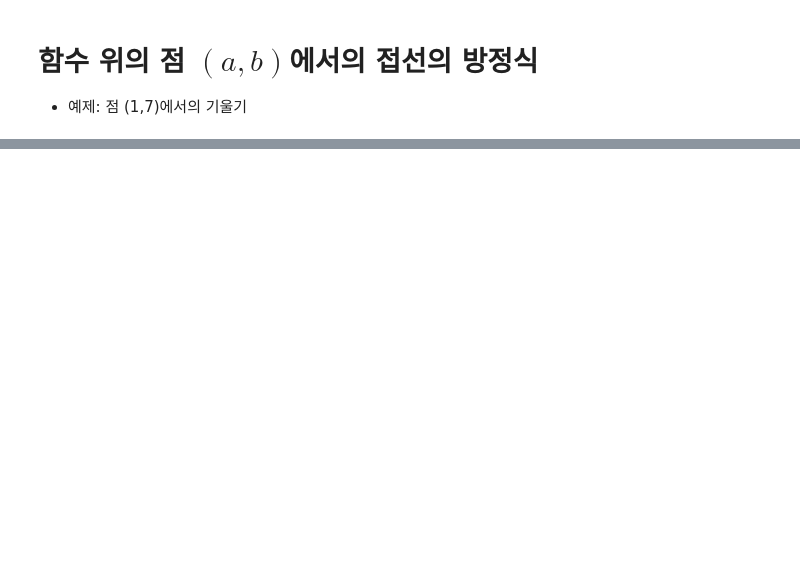
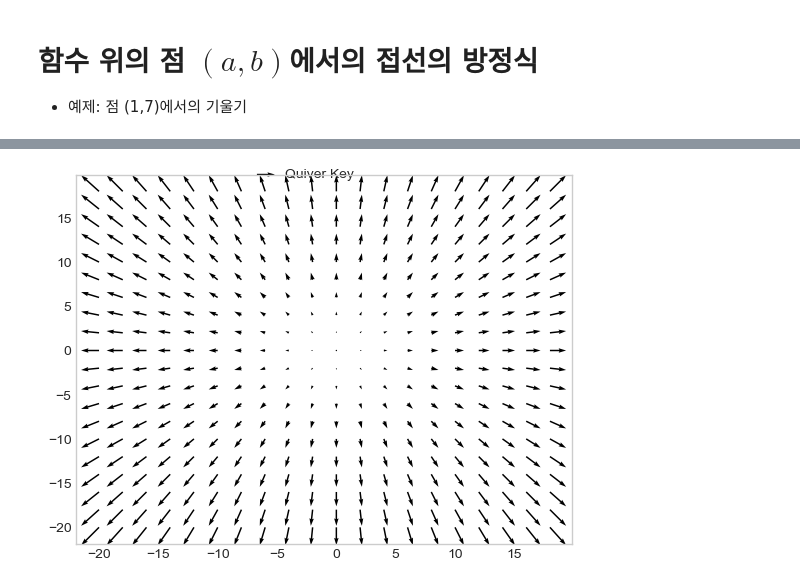
Before and after one commit to JDH00/Python_Jupyter, a Jupyter notebook: Machine Learning/0102Machinelearning.ipynb, the cells around one changed output, grey strips where cells are left out. Saved outputs shown, nothing was run; the diff lists cells and outputs as text; code cells hidden in the pictures; blank space fills up the shorter version.

```diff
--- a/Machine Learning/0102Machinelearning.ipynb
+++ b/Machine Learning/0102Machinelearning.ipynb
@@ -410,0 +494,12 @@ plt.show()
+# %%
+X= np.arange(-20,20,2)
+Y= np.arange(-20,20,2)
+U, V = np.meshgrid(X,Y)
+
+fig,ax = plt.subplots()
+q = ax.quiver(X, Y, U, V)
+ax.quiverkey(q, X=0.4, Y=1.0, U=20, label='Quiver Key', labelpos='E')
+plt.grid()
+plt.show()
+# %% [output]
+[figure, added]
```
Also changed, not shown: parts of 18 cells of this notebook.
